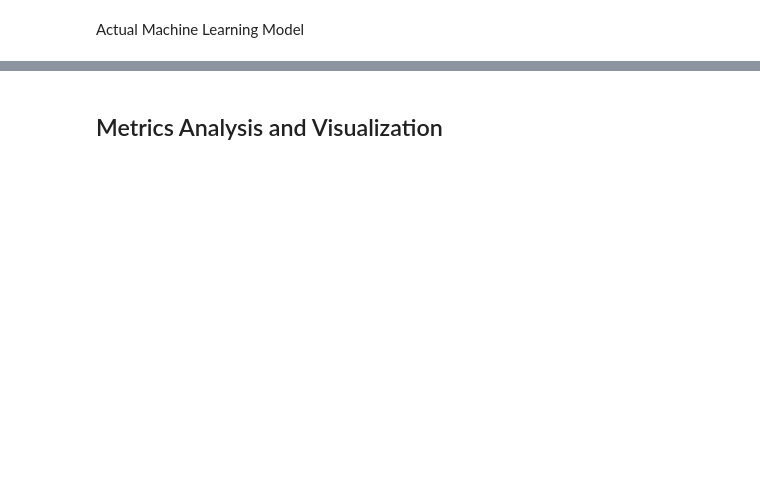
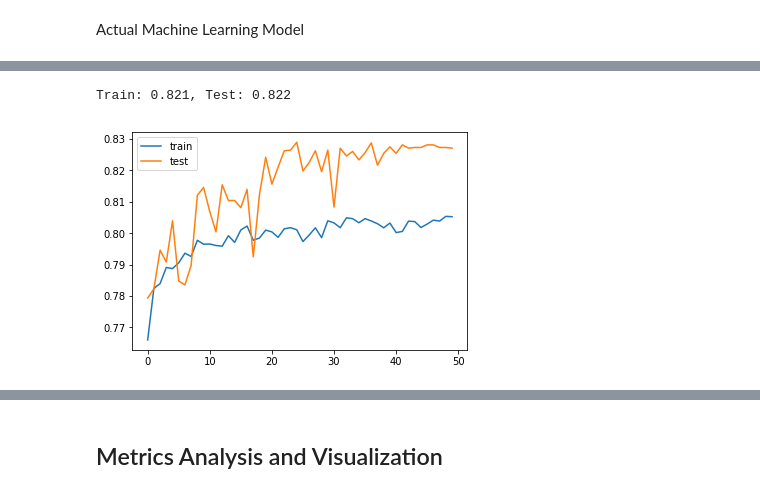
Before and after one commit to ChinKX/Supervised_Learning-Predicting_Credit_Card_Default, a Jupyter notebook: Submit Version/ChinKaiXiang_1603890.ipynb, the cells around one changed output, grey strips where cells are left out. Drawn from its saved outputs; the diff is of its cells as text; code cells hidden in the pictures; blank space fills up the shorter version.

```diff
--- a/Submit Version/ChinKaiXiang_1603890.ipynb
+++ b/Submit Version/ChinKaiXiang_1603890.ipynb
@@ -433,0 +580,17 @@ print('Test accuracy:', score[1])
+# %%
+# specific evaluation for neural network
+_, train_acc = neuralNet.evaluate(x_train, y_train, verbose=0)
+_, test_acc = neuralNet.evaluate(x_test, y_test, verbose=0)
+print('Train: %.3f, Test: %.3f' % (train_acc, test_acc))
+# plot history
+plt.plot(history.history['acc'], label='train')
+plt.plot(history.history['val_acc'], label='test')
+plt.legend()
+plt.show()
+
+score = neuralNet.evaluate(np.array(x_test), np.array(y_test), verbose=0)
+print('Test log loss:', score[0])
+print('Test accuracy:', score[1])
+# %% [output]
+Train: 0.821, Test: 0.822
+[figure, added]
```
Also changed, not shown: parts of 43 cells of this notebook, 1 other file.
